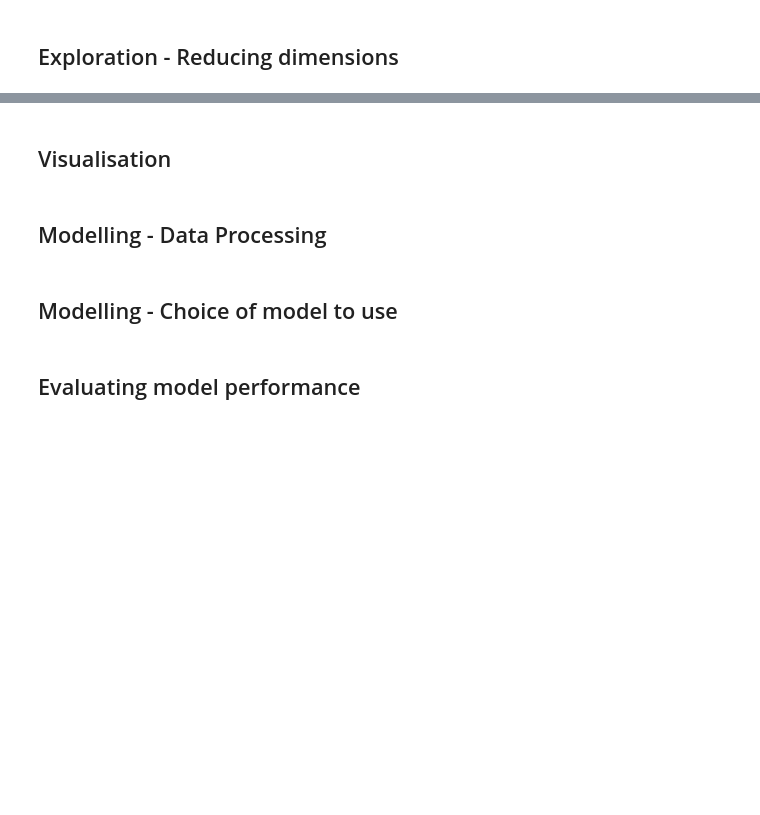
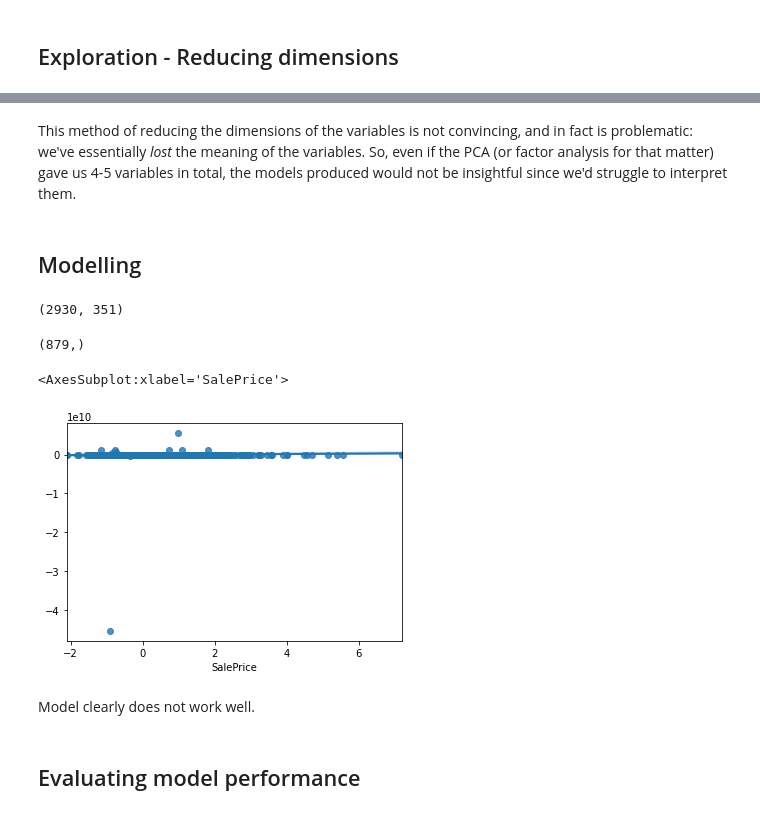
Before and after one commit to namiyousef/ICDSS_Challenges2020, a Jupyter notebook: real-estate/real-estate.ipynb, the cells around one changed output, grey strips where cells are left out. Drawn from its saved outputs; the diff is of its cells as text; code cells hidden in the pictures; blank space fills up the shorter version.

Commit message:
added some basic modelling to notebook

```diff
--- a/real-estate/real-estate.ipynb
+++ b/real-estate/real-estate.ipynb
@@ -193,9 +209,37 @@ No handles with labels found to put in legend.
+# %% [markdown]
+This method of reducing the dimensions of the variables is not convincing, and in fact is problematic: we've essentially *lost* the meaning of the variables. So, even if the PCA (or factor analysis for that matter) gave us 4-5 variables in total, the models produced would not be insightful since we'd struggle to interpret them.
 # %% [markdown]
-## Visualisation
+## Modelling
-# %% [markdown]
-## Modelling - Data Processing
-# %% [markdown]
-## Modelling - Choice of model to use
+# %%
+# convert categorical varialbes to dummy ones
+df_numerical = df_temp3[df_temp3.columns[df_temp3.dtypes != 'object']]
+df_dummies = pd.get_dummies(data = df_categorical)
+
+df_temp4 = pd.concat([df_numerical, df_dummies], axis = 1)
+df_temp4.shape
+# %% [output]
+(2930, 351)
+# %%
+X = df_temp4[df_temp4.columns[df_temp4.columns != 'SalePrice']]
+y = df_temp4['SalePrice']
+from sklearn.model_selection import train_test_split
+
+X_train, X_test, y_train, y_test = train_test_split(
+    X, y, test_size=0.3)
+
+from sklearn.linear_model import LinearRegression
+model = LinearRegression()
+model.fit(X_train,y_train)
+predictions = model.predict(X_test)
+print(predictions.shape)
+import seaborn as sns
+sns.regplot(y_test,predictions)
+# %% [output]
+(879,)
+<AxesSubplot:xlabel='SalePrice'>
+[figure, added]
+# %% [markdown]
+Model clearly does not work well.
 # %% [markdown]
 ## Evaluating model performance
 # %% [markdown]
```
Also changed, not shown: parts of 11 cells of this notebook.
